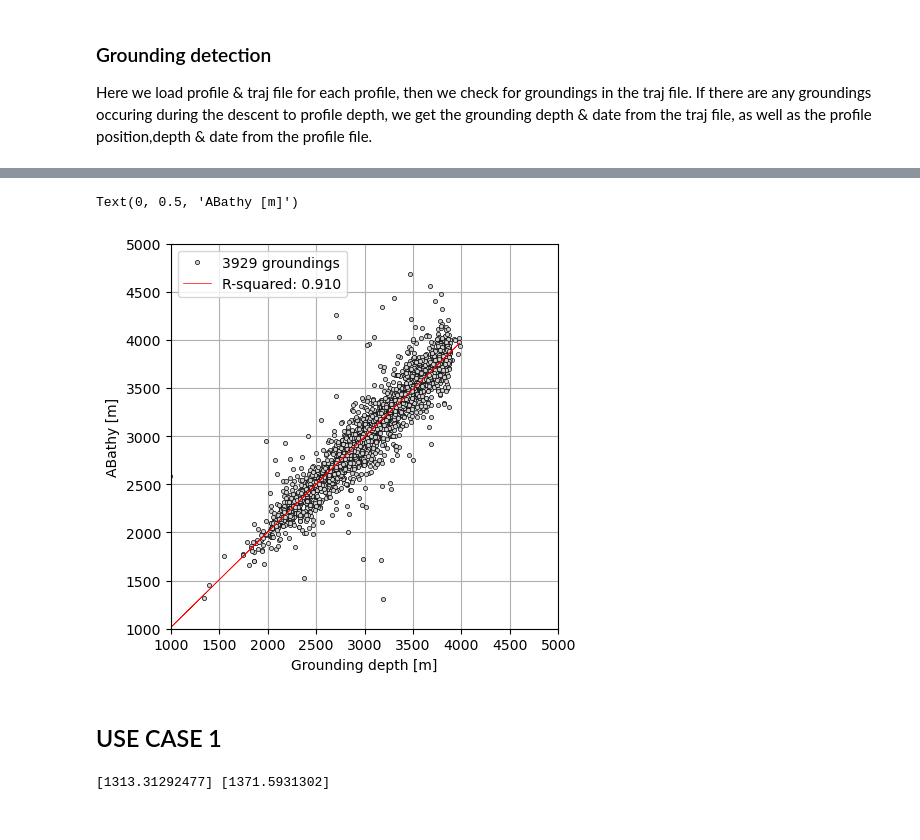
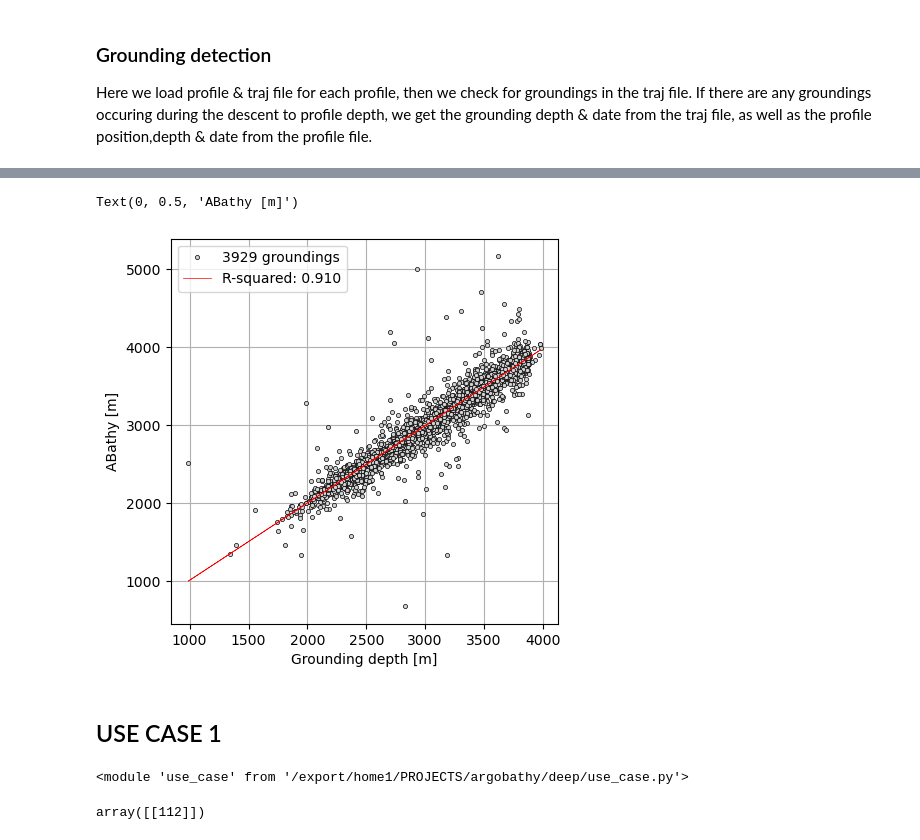
Before and after one commit to quai20/argobathy, a Jupyter notebook: deep/deep_profiles.ipynb, the cells around one changed output, grey strips where cells are left out. Drawn from its saved outputs; the diff is of its cells as text; code cells hidden in the pictures.

```diff
--- a/deep/deep_profiles.ipynb
+++ b/deep/deep_profiles.ipynb
@@ -209,7 +137,7 @@ Data variables:
 # %%
 df1.to_netcdf('grd_descent_to_profiles.nc')
 # %%
-#df1 = xr.open_dataset('grd_descent_to_profiles.nc')
+df1 = xr.open_dataset('working_ds.nc')
 # %%
 ## ADD BATHY
 for df in [df1]:
@@ -262,17 +184,21 @@ res = stats.linregress(x, yb)
 # %%
+import scipy.stats as stats
+x=df1['GROUNDING_DEPTH'].values
+y=((df1['etopo_min']+df1['etopo_max'])/2).values
+yb=((df1['gebco_min']+df1['gebco_max'])/2).values
+res = stats.linregress(x, yb)
+
 fig,ax = plt.subplots(1,1,figsize=(5,5))
-ax.plot(x,y,'o',label=f"{len(x)} groundings", color='lightgrey', markersize=3, markeredgecolor='k', markeredgewidth=0.5)
-#a=ax.scatter(x,y,s=4,c=df1['N_PROF'])
-#plt.colorbar(a)
+ax.plot(x,yb,'o',label=f"{len(x)} groundings", color='lightgrey', markersize=3, markeredgecolor='k', markeredgewidth=0.5)
 plt.plot(x, res.intercept + res.slope*x, 'r',linewidth=0.5,label=f"R-squared: {res.rvalue**2:.3f}")
-ax.set_xlim([1000,5000])
-ax.set_ylim([1000,5000])
+#ax.set_xlim([1000,5000])
+#ax.set_ylim([1000,5000])
 ax.legend()
 ax.set_xlabel('Grounding depth [m]')
 ax.set_ylabel('ABathy [m]')
 #fig.savefig('groundingVsBathy.png')
 # %% [output]
 Text(0, 0.5, 'ABathy [m]')
-[figure, old version]
+[figure, new version]
 # %% [markdown]
 ## USE CASE 1
@@ -281,4 +204,0 @@ dfu1 = df1.where((((df1['etopo_min']+df1['etopo_max'])/2)<1500) & (df1['GROUNDIN
-# %%
-print(dfu1.gebco_min.values,dfu1.gebco_max.values)
-# %% [output]
-[1313.31292477] [1371.5931302]
@@ -284,0 +208,8 @@ print(dfu1.gebco_min.values,dfu1.gebco_max.values)
+# %%
+importlib.reload(use_case)
+# %% [output]
+<module 'use_case' from '/export/home1/PROJECTS/argobathy/deep/use_case.py'>
+# %%
+np.argwhere((x>3700)&(yb<3300))
+# %% [output]
+array([[112]])
```
Also changed, not shown: parts of 35 cells of this notebook, 5 other files.
